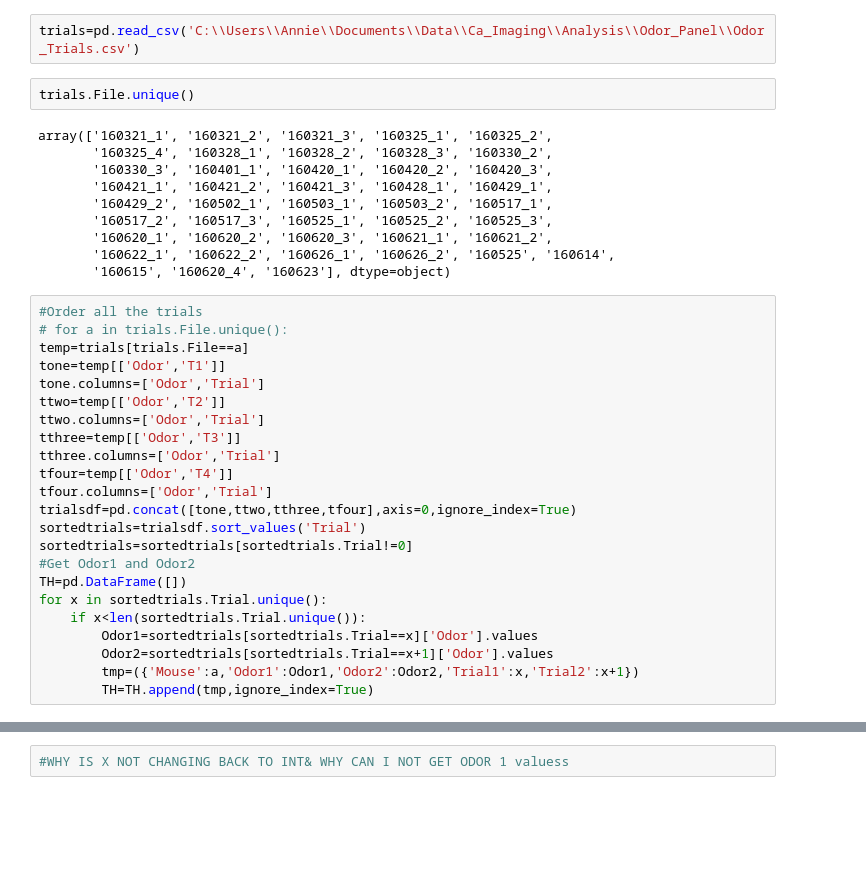
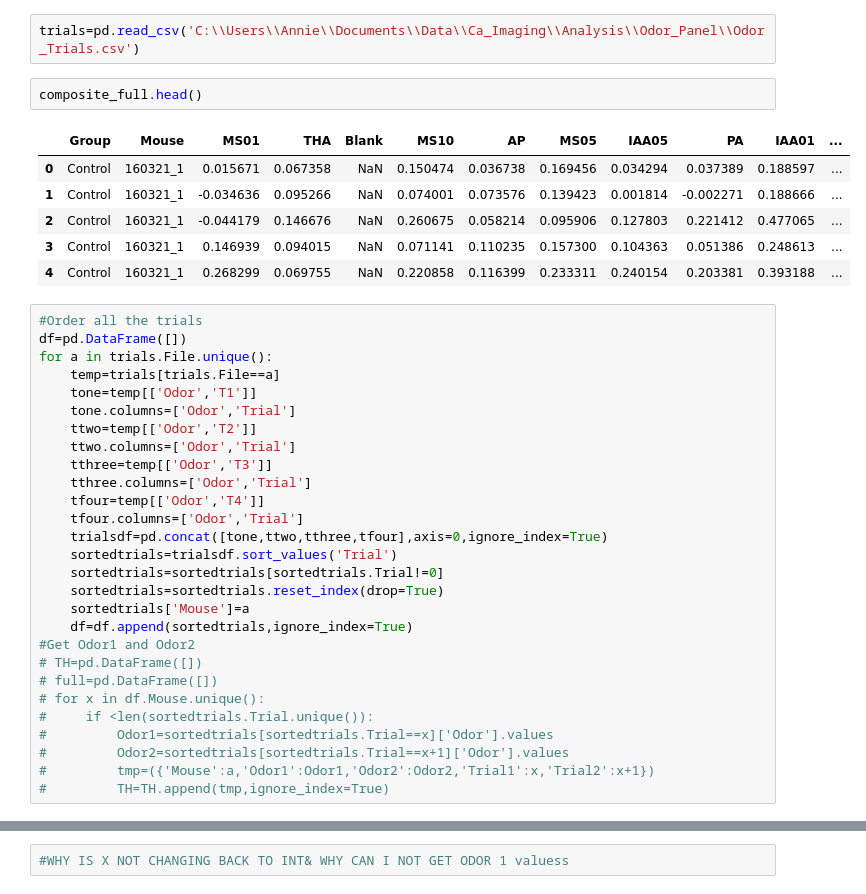
Before and after one commit to liu-annie/CaI, a Jupyter notebook: TrialHistory.ipynb, the cells around one changed output, grey strips where cells are left out. Drawn from its saved outputs; the diff is of its cells as text; blank space fills up the shorter version.

```diff
--- a/TrialHistory.ipynb
+++ b/TrialHistory.ipynb
@@ -31,38 +36,40 @@ cfull=pd.melt(composite_full,['Group','Mouse'],var_name="Odor")
 test=pd.read_csv('C:\Users\Annie\Documents\Data\Ca_Imaging\GoodFiles\\160325_1\\9dt.txt')
 # %%
 trials=pd.read_csv('C:\\Users\\Annie\\Documents\\Data\\Ca_Imaging\\Analysis\\Odor_Panel\\Odor_Trials.csv')
-# %%
-trials.File.unique()
-# %% [output]
-array(['160321_1', '160321_2', '160321_3', '160325_1', '160325_2',
-       '160325_4', '160328_1', '160328_2', '160328_3', '160330_2',
-       '160330_3', '160401_1', '160420_1', '160420_2', '160420_3',
-       '160421_1', '160421_2', '160421_3', '160428_1', '160429_1',
-       '160429_2', '160502_1', '160503_1', '160503_2', '160517_1',
-       '160517_2', '160517_3', '160525_1', '160525_2', '160525_3',
-       '160620_1', '160620_2', '160620_3', '160621_1', '160621_2',
-       '160622_1', '160622_2', '160626_1', '160626_2', '160525', '160614',
-       '160615', '160620_4', '160623'], dtype=object)
+# %%
+composite_full.head()
+# %% [output]
+|  | Group | Mouse | MS01 | THA | Blank | MS10 | AP | MS05 | IAA05 | PA | IAA01 | ... |
+| 0 | Control | 160321_1 | 0.015671 | 0.067358 | NaN | 0.150474 | 0.036738 | 0.169456 | 0.034294 | 0.037389 | 0.188597 | ... |
+| 1 | Control | 160321_1 | -0.034636 | 0.095266 | NaN | 0.074001 | 0.073576 | 0.139423 | 0.001814 | -0.002271 | 0.188666 | ... |
+| 2 | Control | 160321_1 | -0.044179 | 0.146676 | NaN | 0.260675 | 0.058214 | 0.095906 | 0.127803 | 0.221412 | 0.477065 | ... |
+| 3 | Control | 160321_1 | 0.146939 | 0.094015 | NaN | 0.071141 | 0.110235 | 0.157300 | 0.104363 | 0.051386 | 0.248613 | ... |
+| 4 | Control | 160321_1 | 0.268299 | 0.069755 | NaN | 0.220858 | 0.116399 | 0.233311 | 0.240154 | 0.203381 | 0.393188 | ... |
 # %%
 #Order all the trials
-# for a in trials.File.unique():
-temp=trials[trials.File==a]
-tone=temp[['Odor','T1']]
-tone.columns=['Odor','Trial']
-ttwo=temp[['Odor','T2']]
-ttwo.columns=['Odor','Trial']
-tthree=temp[['Odor','T3']]
-tthree.columns=['Odor','Trial']
-tfour=temp[['Odor','T4']]
-tfour.columns=['Odor','Trial']
-trialsdf=pd.concat([tone,ttwo,tthree,tfour],axis=0,ignore_index=True)
-sortedtrials=trialsdf.sort_values('Trial')
-sortedtrials=sortedtrials[sortedtrials.Trial!=0]
+df=pd.DataFrame([])
+for a in trials.File.unique():
+    temp=trials[trials.File==a]
+    tone=temp[['Odor','T1']]
+    tone.columns=['Odor','Trial']
+    ttwo=temp[['Odor','T2']]
+    ttwo.columns=['Odor','Trial']
+    tthree=temp[['Odor','T3']]
+    tthree.columns=['Odor','Trial']
+    tfour=temp[['Odor','T4']]
+    tfour.columns=['Odor','Trial']
+    trialsdf=pd.concat([tone,ttwo,tthree,tfour],axis=0,ignore_index=True)
+    sortedtrials=trialsdf.sort_values('Trial')
+    sortedtrials=sortedtrials[sortedtrials.Trial!=0]
+    sortedtrials=sortedtrials.reset_index(drop=True)
+    sortedtrials['Mouse']=a
+    df=df.append(sortedtrials,ignore_index=True)
 #Get Odor1 and Odor2
-TH=pd.DataFrame([])
-for x in sortedtrials.Trial.unique():
-    if x<len(sortedtrials.Trial.unique()):
-        Odor1=sortedtrials[sortedtrials.Trial==x]['Odor'].values
-        Odor2=sortedtrials[sortedtrials.Trial==x+1]['Odor'].values
-        tmp=({'Mouse':a,'Odor1':Odor1,'Odor2':Odor2,'Trial1':x,'Trial2':x+1})
-        TH=TH.append(tmp,ignore_index=True)
+# TH=pd.DataFrame([])
+# full=pd.DataFrame([])
+# for x in df.Mouse.unique():
+#     if <len(sortedtrials.Trial.unique()):
+#         Odor1=sortedtrials[sortedtrials.Trial==x]['Odor'].values
+#         Odor2=sortedtrials[sortedtrials.Trial==x+1]['Odor'].values
+#         tmp=({'Mouse':a,'Odor1':Odor1,'Odor2':Odor2,'Trial1':x,'Trial2':x+1})
+#         TH=TH.append(tmp,ignore_index=True)
```
Also changed, not shown: parts of 3 cells of this notebook, 1 other file.
